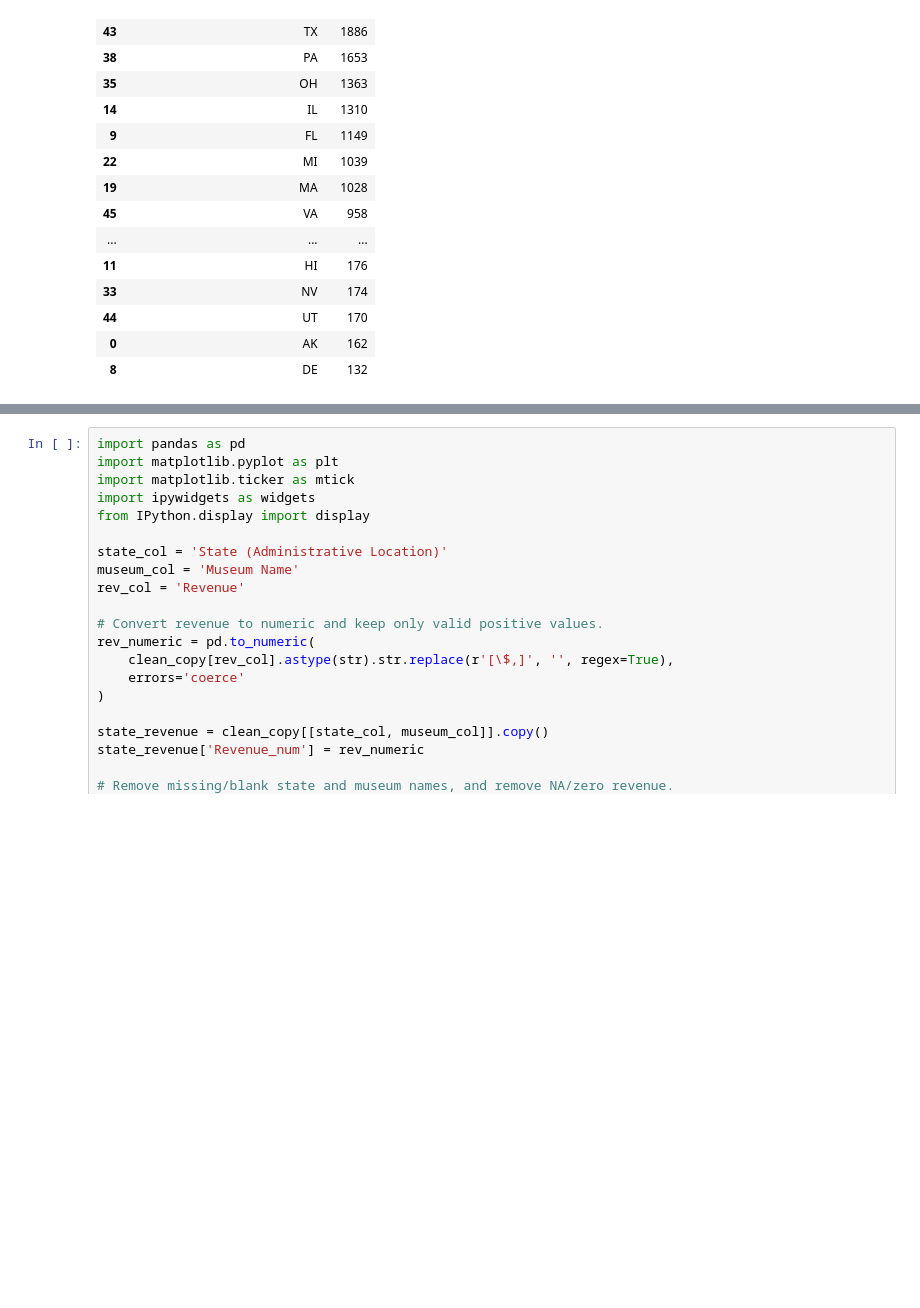
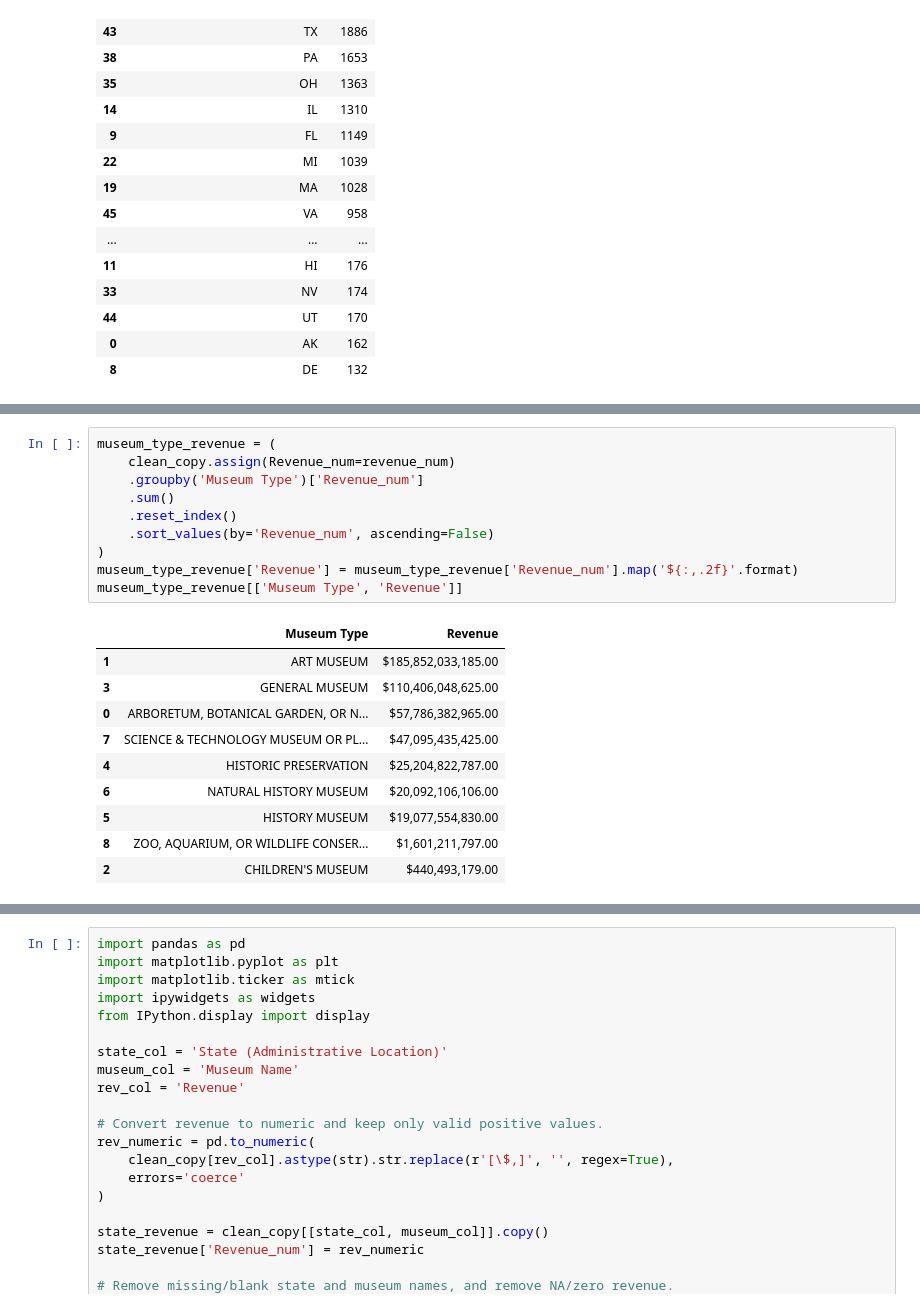
Before and after one commit to SevenDot0-Week5/MuseumsNotebook, a Jupyter notebook: MuseumNotes.ipynb, the cells around one changed output, grey strips where cells are left out. Cells and saved outputs as stored; diff of their text form; blank space fills up the shorter version.

```diff
--- a/MuseumNotes.ipynb
+++ b/MuseumNotes.ipynb
@@ -348,0 +344,21 @@ state_counts
+# %%
+museum_type_revenue = (
+    clean_copy.assign(Revenue_num=revenue_num)
+    .groupby('Museum Type')['Revenue_num']
+    .sum()
+    .reset_index()
+    .sort_values(by='Revenue_num', ascending=False)
+)
+museum_type_revenue['Revenue'] = museum_type_revenue['Revenue_num'].map('${:,.2f}'.format)
+museum_type_revenue[['Museum Type', 'Revenue']]
+# %% [output]
+|  | Museum Type | Revenue |
+| 1 | ART MUSEUM | $185,852,033,185.00 |
+| 3 | GENERAL MUSEUM | $110,406,048,625.00 |
+| 0 | ARBORETUM, BOTANICAL GARDEN, OR N... | $57,786,382,965.00 |
+| 7 | SCIENCE & TECHNOLOGY MUSEUM OR PL... | $47,095,435,425.00 |
+| 4 | HISTORIC PRESERVATION | $25,204,822,787.00 |
+| 6 | NATURAL HISTORY MUSEUM | $20,092,106,106.00 |
+| 5 | HISTORY MUSEUM | $19,077,554,830.00 |
+| 8 | ZOO, AQUARIUM, OR WILDLIFE CONSER... | $1,601,211,797.00 |
+| 2 | CHILDREN'S MUSEUM | $440,493,179.00 |
```
Also changed, not shown: parts of 10 cells of this notebook.
